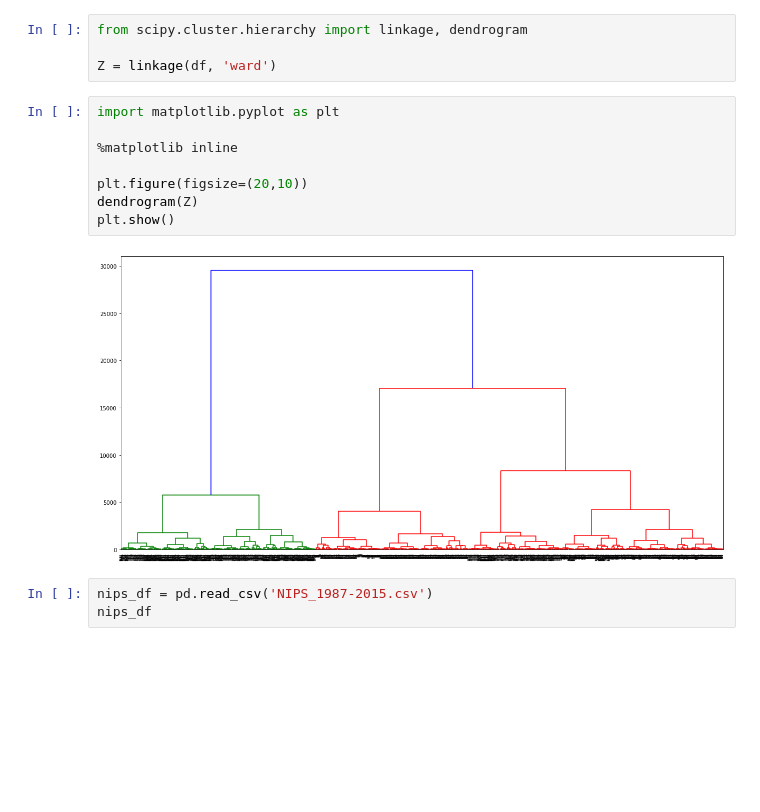
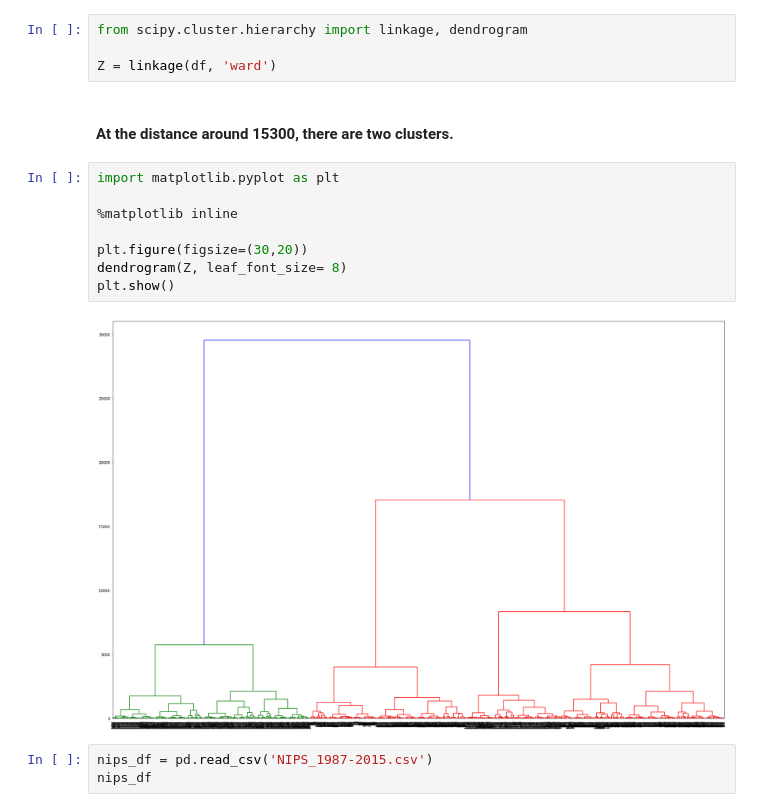
Before and after one commit to USF-CS-663-Spring-2020/lab-04-hierarchical-clustering-eggchul, a Jupyter notebook: lab4.ipynb, the cells around one changed output. Saved outputs shown, nothing was run; the diff lists cells and outputs as text; blank space fills up the shorter version.

Commit message:
modified dendrogram and comments

```diff
--- a/lab4.ipynb
+++ b/lab4.ipynb
@@ -21,16 +21,18 @@ df
 from scipy.cluster.hierarchy import linkage, dendrogram
 
 Z = linkage(df, 'ward')
+# %% [markdown]
+#### At the distance around 15300, there are two clusters.
 # %%
 import matplotlib.pyplot as plt
 
 %matplotlib inline
 
-plt.figure(figsize=(20,10))
-dendrogram(Z)
+plt.figure(figsize=(30,20))
+dendrogram(Z, leaf_font_size= 8)
 plt.show()
 # %% [output]
-[figure, old version]
+[figure, new version]
 # %%
 nips_df = pd.read_csv('NIPS_1987-2015.csv')
 nips_df
```
Also changed, not shown: parts of 10 cells of this notebook.
